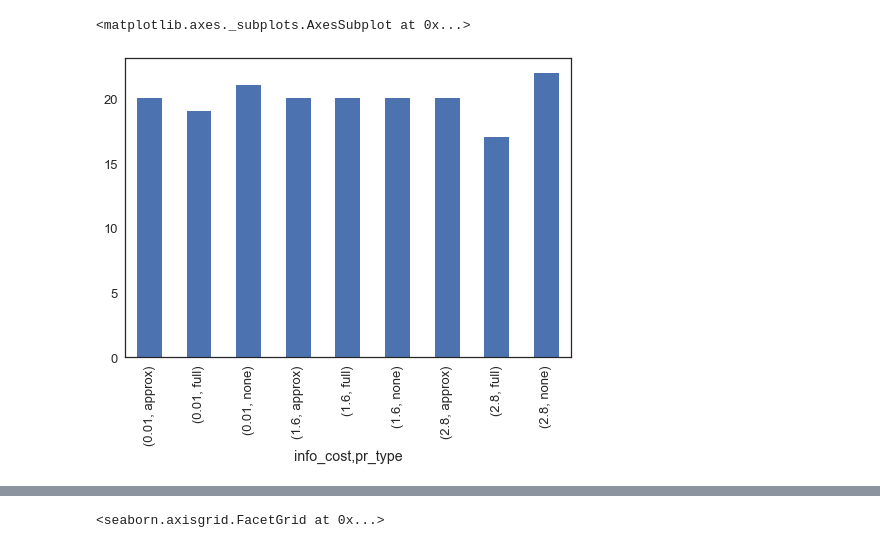
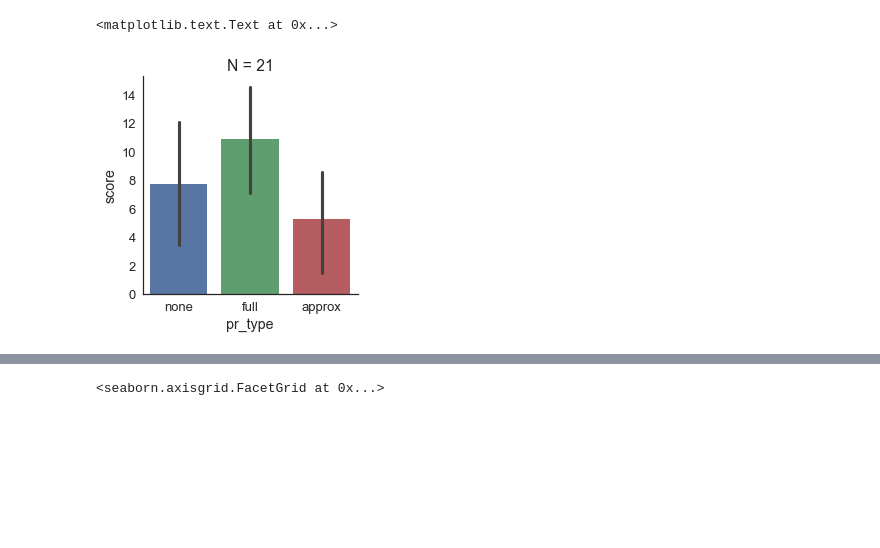
Before and after one commit to CognitiveGrowth/mcrl-nips, a Jupyter notebook: experiments/exp1/scratch.ipynb, the cells around one changed output, grey strips where cells are left out. Drawn from its saved outputs; the diff is of its cells as text; code cells hidden in the pictures; blank space fills up the shorter version.

```diff
--- a/experiments/exp1/scratch.ipynb
+++ b/experiments/exp1/scratch.ipynb
@@ -32,9 +32,11 @@ df['reward'] = df.score + (df.info_cost * df.n_clicks)
 pdf['n_clicks'] = df.groupby('pid').n_clicks.mean()
 pdf['score'] = df.groupby('pid').score.mean()
 pdf['reward'] = df.groupby('pid').reward.mean()
-# %%
-pdf.groupby(['info_cost', 'pr_type']).apply(len).plot.bar()
-# %% [output]
-<matplotlib.axes._subplots.AxesSubplot at 0x...>
-[figure, removed]
+# %%
+sns.factorplot('pr_type', 'score', data=df,  kind='bar')
+
+plt.title('N = {}'.format(len(pdf)))
+# %% [output]
+<matplotlib.text.Text at 0x...>
+[figure, added]
 # %%
```
Also changed, not shown: parts of 6 cells of this notebook, 15 other files.
